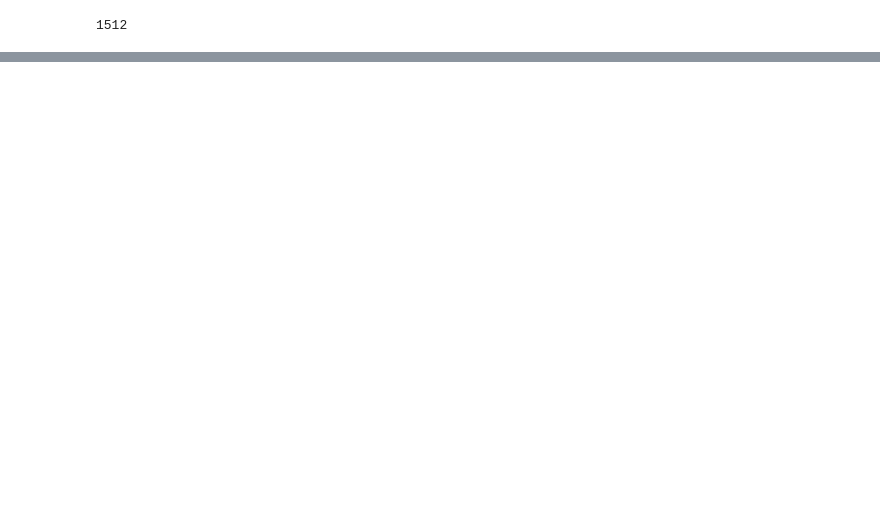
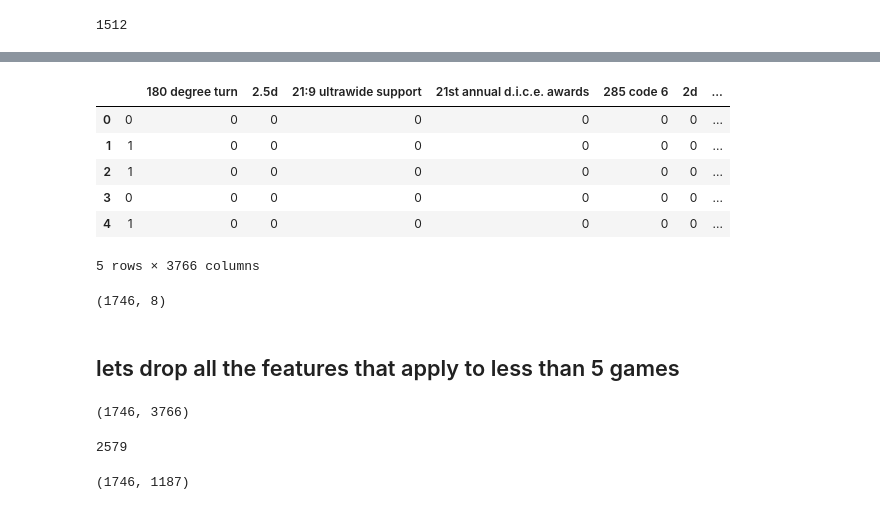
Before and after one commit to MaxReinisch/DSI_Capstone, a Jupyter notebook: GB_API_Scrape/02_EDA.ipynb, the cells around one changed output, grey strips where cells are left out. Drawn from its saved outputs; the diff is of its cells as text; code cells hidden in the pictures; blank space fills up the shorter version.

```diff
--- a/GB_API_Scrape/02_EDA.ipynb
+++ b/GB_API_Scrape/02_EDA.ipynb
@@ -29,0 +96,29 @@ file[1]['description']
+# %%
+import pandas as pd
+from sklearn.feature_extraction.text import CountVectorizer
+
+# Instantiate a CountVectorizer
+cvec = CountVectorizer(stop_words='english', tokenizer=lambda x: x.split(', '))
+bow = cvec.fit_transform(df.concepts)
+# %%
+contents_df  = pd.DataFrame(bow.todense(),
+                   columns=cvec.get_feature_names())
+contents_df.head()
+# %% [output]
+|  |  | 180 degree turn | 2.5d | 21:9 ultrawide support | 21st annual d.i.c.e. awards | 285 code 6 | 2d | ... |
+| 0 | 0 | 0 | 0 | 0 | 0 | 0 | 0 | ... |
+| 1 | 1 | 0 | 0 | 0 | 0 | 0 | 0 | ... |
+| 2 | 1 | 0 | 0 | 0 | 0 | 0 | 0 | ... |
+| 3 | 0 | 0 | 0 | 0 | 0 | 0 | 0 | ... |
+| 4 | 1 | 0 | 0 | 0 | 0 | 0 | 0 | ... |
+5 rows × 3766 columns
+# %%
+df.shape
+# %% [output]
+(1746, 8)
+# %% [markdown]
+## lets drop all the features that apply to less than 5 games
+# %%
+contents_df.shape
+# %% [output]
+(1746, 3766)
@@ -29,0 +134,9 @@ file[1]['description']
+# %%
+len(cols_to_drop)
+# %% [output]
+2579
+# %%
+contents_df.drop(cols_to_drop, axis=1, inplace=True)
+contents_df.shape
+# %% [output]
+(1746, 1187)
```
Also changed, not shown: parts of 31 cells of this notebook, 1 other file.
